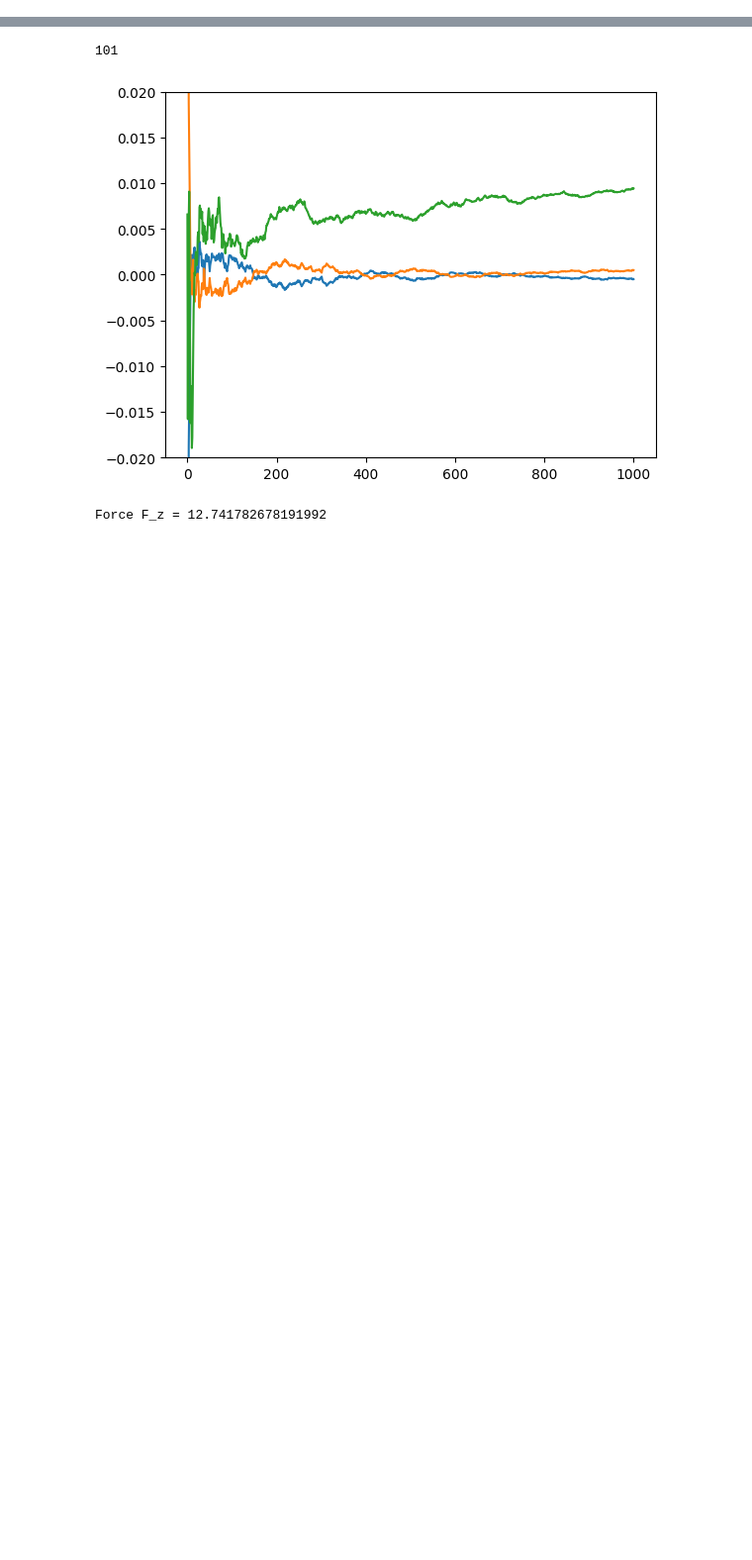
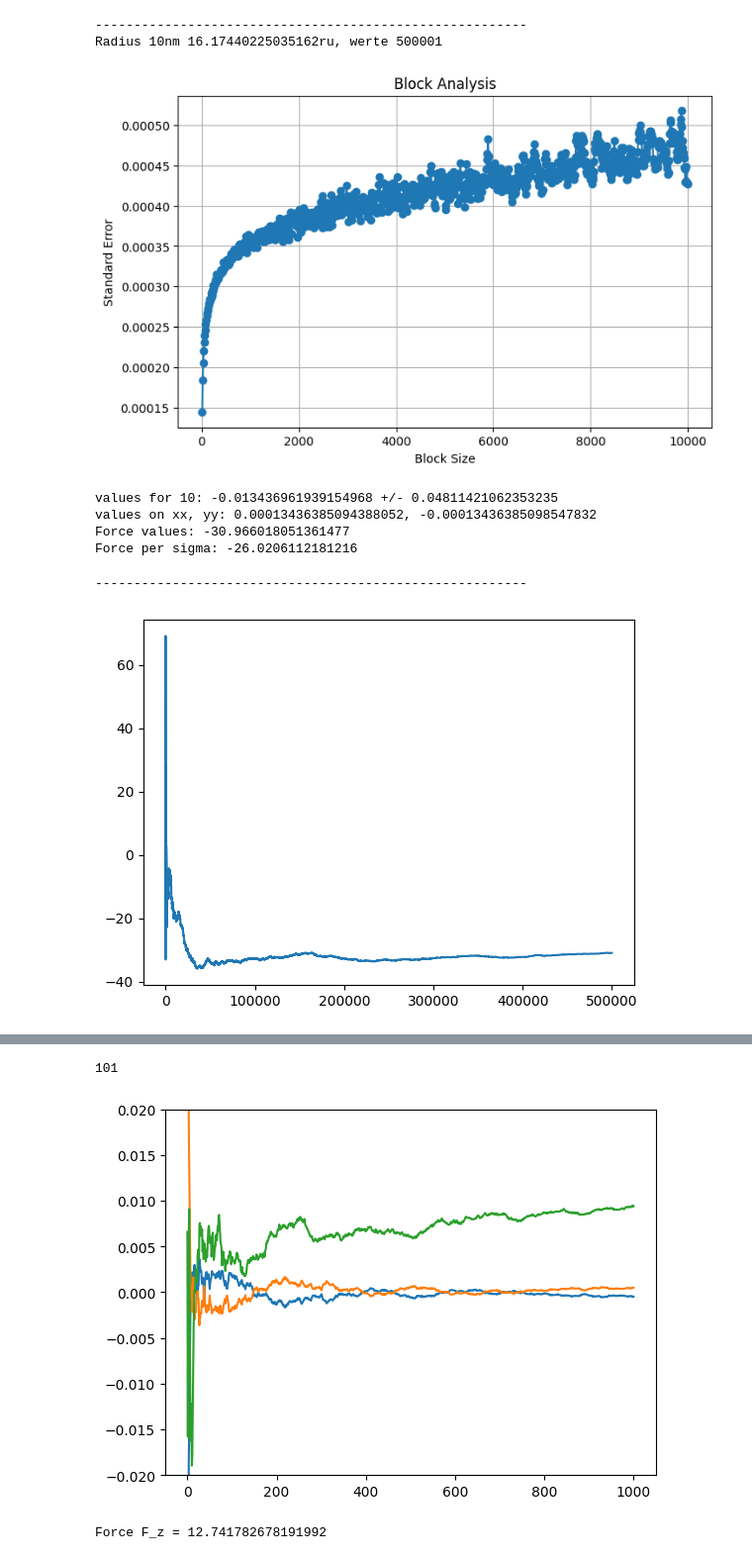
Before and after one commit to G-Scherer/dpd_simulation, a Jupyter notebook: bending_modulus/analysis/analysis_tether.ipynb, the cells around one changed output, grey strips where cells are left out. Shown at 99% size. Saved outputs shown, nothing was run; the diff lists cells and outputs as text; code cells hidden in the pictures; blank space fills up the shorter version.

```diff
--- a/bending_modulus/analysis/analysis_tether.ipynb
+++ b/bending_modulus/analysis/analysis_tether.ipynb
@@ -20,3 +56,38 @@ def running_avg(lst):
        std_lst.append(np.std(lst[:i+1]))
 
     return np.array(avg_lst), np.array(std_lst)
+# %%
+dir = "/home/gabriel/Dokumente/bachelor_thesis/dpd_simulation/bending_modulus/"
+
+sigma_data = np.loadtxt(os.path.join(dir, f"tether_simulation/data/stress_and_force_10_differentapproach_big.dat"), skiprows=2, usecols=(1,2,3,4))
+
+sigma_xx, sigma_yy, sigma_zz, force_z = sigma_data[:, 0], sigma_data[:, 1], sigma_data[:, 2], sigma_data[:, 3]
+
+radius = 10/0.711 + 1.5/0.711
+
+
+print("--------------------------------------------------------")
+print(f"Radius {10}nm {radius}ru, werte {len(sigma_zz)}")
+
+block_analysis(sigma_zz)
+
+print(f"values for {10}: {(np.mean(sigma_zz))} +/- {np.std(sigma_zz)}")
+print(f"values on xx, yy: {np.mean(sigma_xx)}, {np.mean(sigma_yy)}")
+print(f"Force values: {np.mean(force_z)}")
+print(f"Force per sigma: {np.mean(sigma_zz)*44.005626**2}")
+a,b = running_avg(force_z)
+
+plt.plot(a)
+print("")
+print("")
+print("--------------------------------------------------------")
+# %% [output]
+--------------------------------------------------------
+Radius 10nm 16.17440225035162ru, werte 500001
+[figure, added]
+values for 10: -0.013436961939154968 +/- 0.04811421062353235
+values on xx, yy: 0.00013436385094388052, -0.00013436385098547832
+Force values: -30.966018051361477
+Force per sigma: -26.0206112181216
+--------------------------------------------------------
+[figure, added]
```
Also changed, not shown: parts of 5 cells of this notebook, 24 other files.
